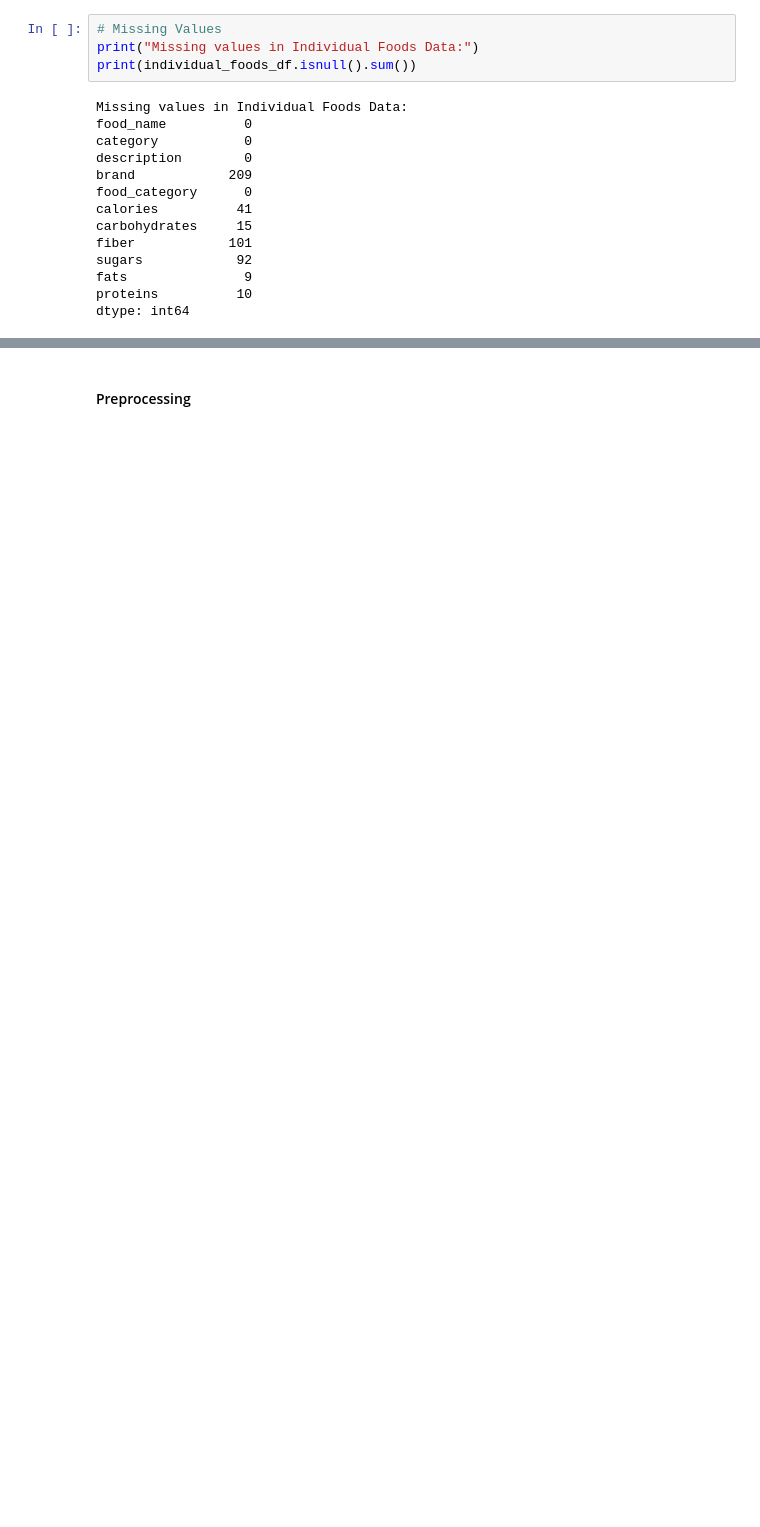
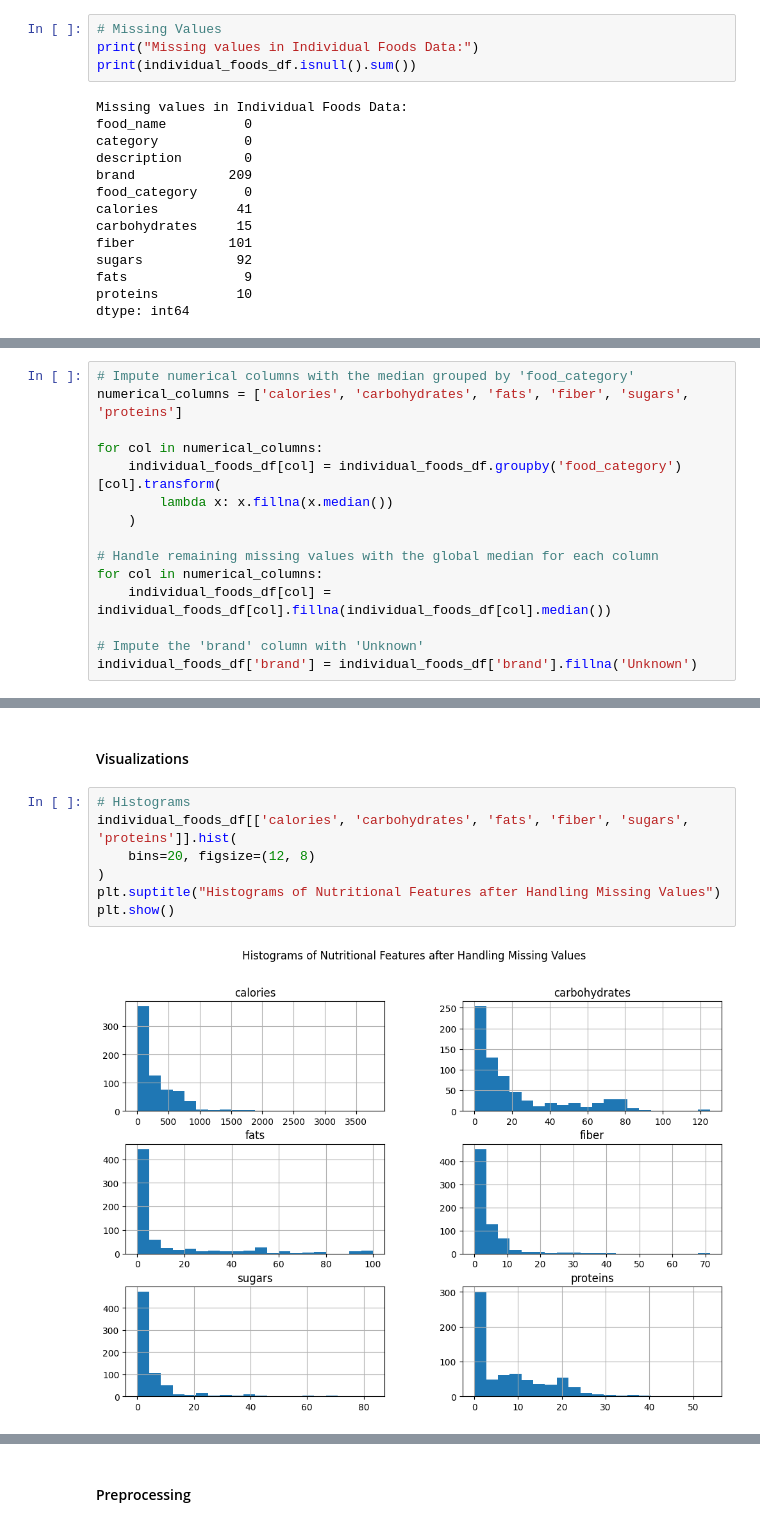
Before and after one commit to lvandine44/MADS-Capstone, a Jupyter notebook: 3-EDA and Preprocessing.ipynb, the cells around one changed output, grey strips where cells are left out. Cells and saved outputs as stored; diff of their text form; blank space fills up the shorter version.

```diff
--- a/3-EDA and Preprocessing.ipynb
+++ b/3-EDA and Preprocessing.ipynb
@@ -475,0 +520,15 @@ Name: count, dtype: int64
+# %%
+# Impute numerical columns with the median grouped by 'food_category'
+numerical_columns = ['calories', 'carbohydrates', 'fats', 'fiber', 'sugars', 'proteins']
+
+for col in numerical_columns:
+    individual_foods_df[col] = individual_foods_df.groupby('food_category')[col].transform(
+        lambda x: x.fillna(x.median())
+    )
+
+# Handle remaining missing values with the global median for each column
+for col in numerical_columns:
+    individual_foods_df[col] = individual_foods_df[col].fillna(individual_foods_df[col].median())
+
+# Impute the 'brand' column with 'Unknown'
+individual_foods_df['brand'] = individual_foods_df['brand'].fillna('Unknown')
@@ -475,0 +551,11 @@ Name: count, dtype: int64
+# %% [markdown]
+#### Visualizations
+# %%
+# Histograms
+individual_foods_df[['calories', 'carbohydrates', 'fats', 'fiber', 'sugars', 'proteins']].hist(
+    bins=20, figsize=(12, 8)
+)
+plt.suptitle("Histograms of Nutritional Features after Handling Missing Values")
+plt.show()
+# %% [output]
+[figure, added]
```
Also changed, not shown: parts of 26 cells of this notebook.
